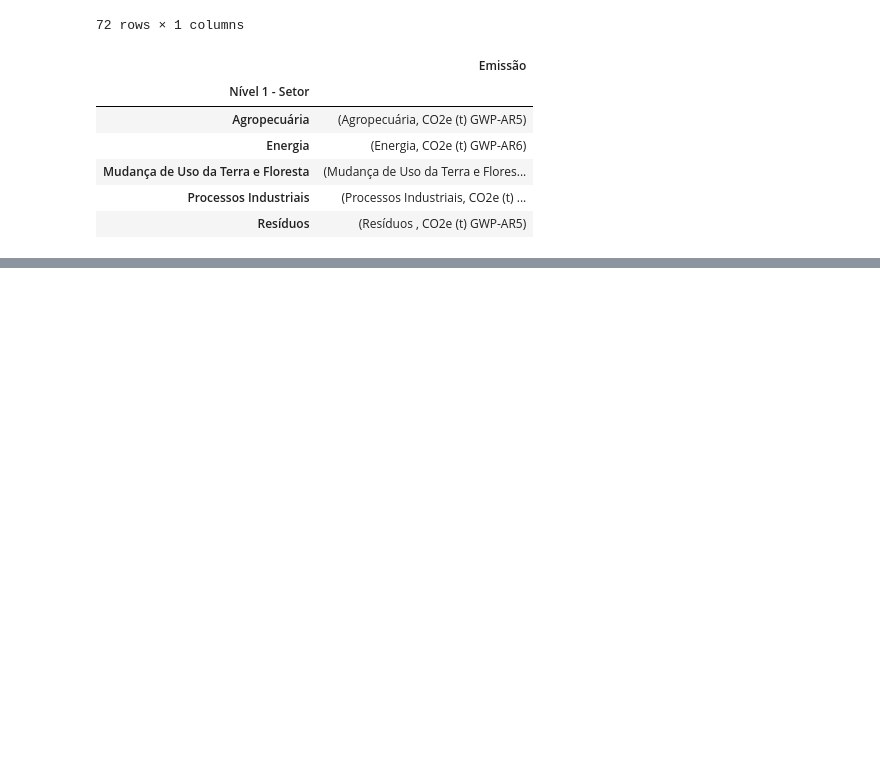
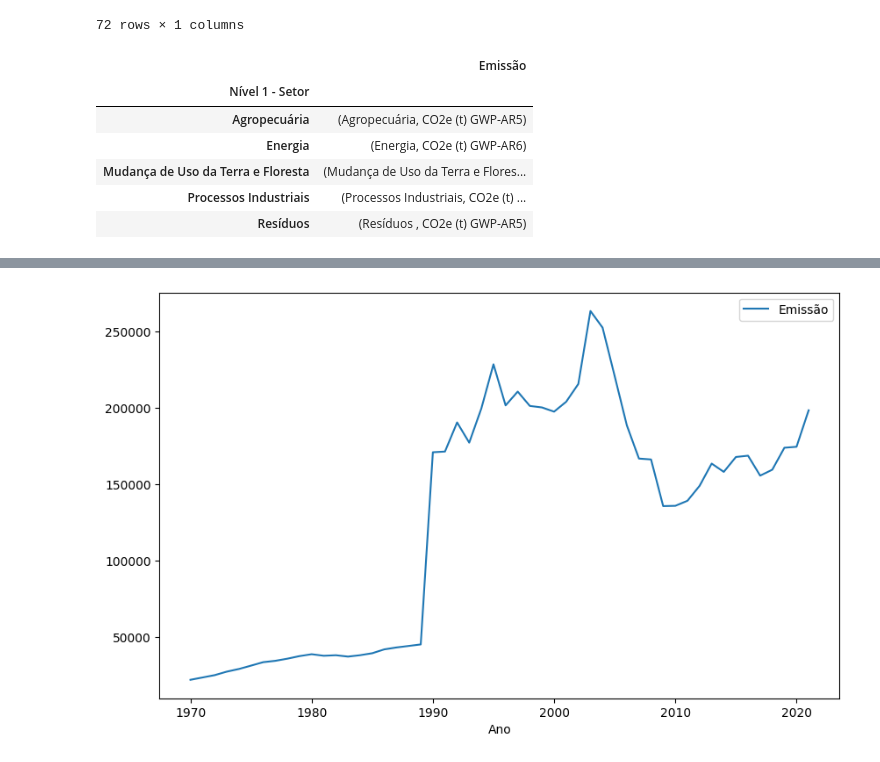
Before and after one commit to matheussato/data-science-study, a Jupyter notebook: Aula02.ipynb, the cells around one changed output, grey strips where cells are left out. Saved outputs shown, nothing was run; the diff lists cells and outputs as text; code cells hidden in the pictures; blank space fills up the shorter version.

```diff
--- a/Aula02.ipynb
+++ b/Aula02.ipynb
@@ -400,0 +419,4 @@ gas_por_setor.swaplevel(0,1).groupby(level=0).idxmax()
+# %%
+emissoes_por_ano.groupby('Ano')[['Emissão']].mean().plot(figsize=(10,6));
+# %% [output]
+[figure, added]
```
Also changed, not shown: parts of 2 cells of this notebook.
